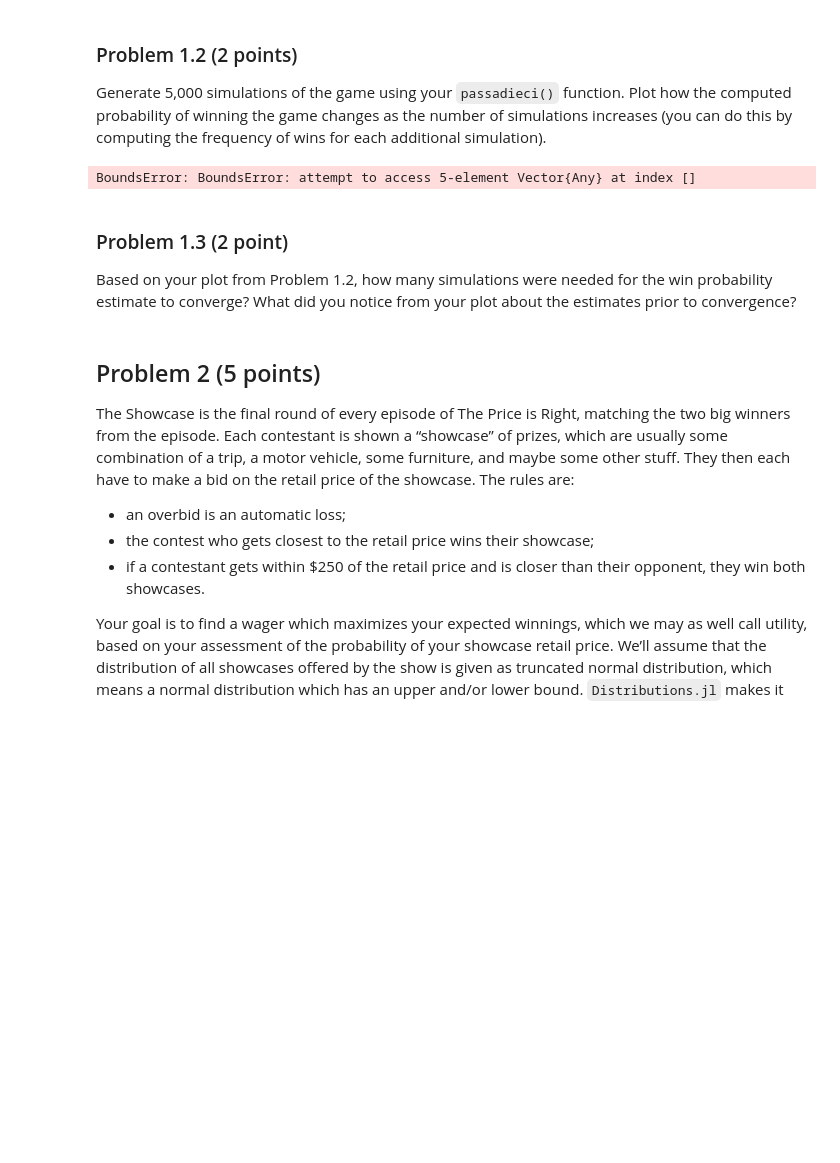
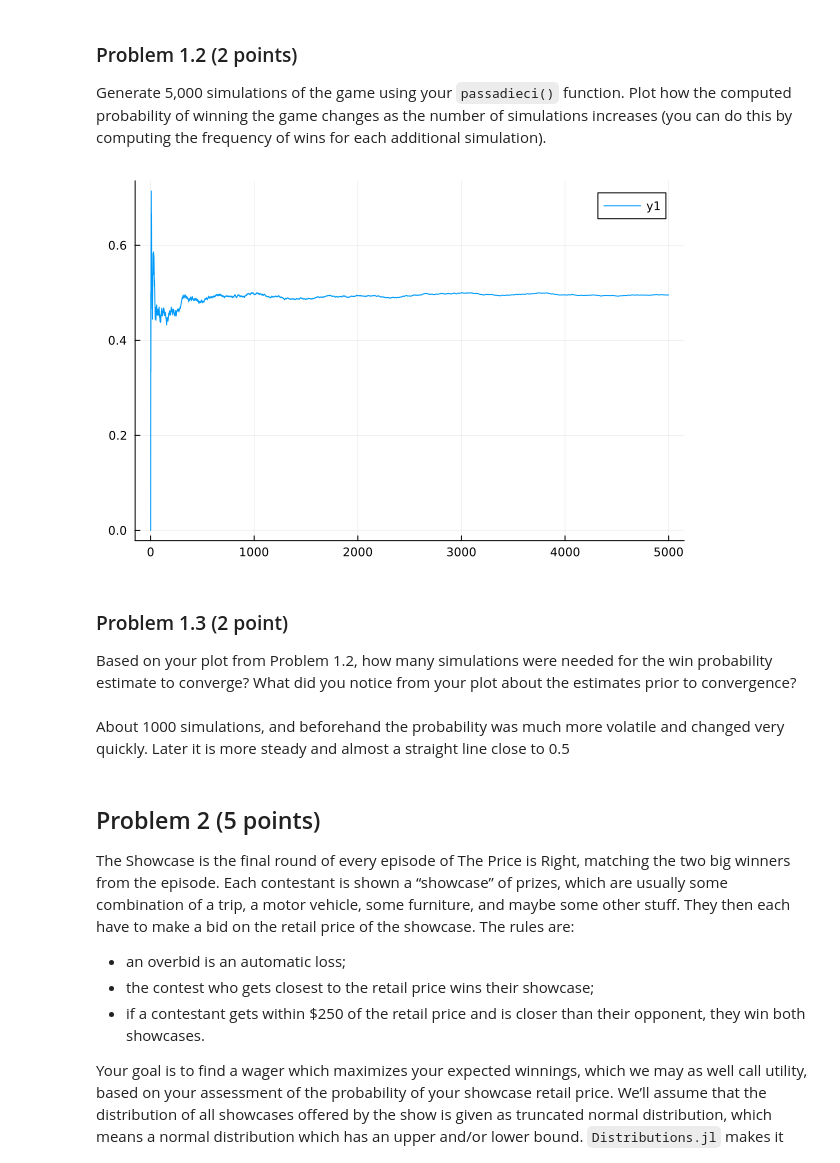
Before and after one commit to BEE4750-FA23/lab-02-jrmarcuse, a Jupyter notebook: lab02.ipynb, the cells around one changed output. Saved outputs shown, nothing was run; the diff lists cells and outputs as text; code cells hidden in the pictures; blank space fills up the shorter version.

```diff
--- a/lab02.ipynb
+++ b/lab02.ipynb
@@ -185,26 +185,28 @@ frequency of wins for each additional simulation).
 # %%
 pvec = passadieci(5000);
 wins=0;
 prob=[];
 for i=1:5000
     if pvec[i]>=11
         wins=wins+1;
         push!(prob, wins/i);
     else
-        prob[]=[prob[:],wins/i];
         push!(prob, wins/i);
     end
 end
 
+using Plots
 plot(prob)
 # %% [output]
-BoundsError: BoundsError: attempt to access 5-element Vector{Any} at index []
+[figure, added]
 # %% [markdown]
 ### Problem 1.3 (2 point)
 
 Based on your plot from Problem 1.2, how many simulations were needed
 for the win probability estimate to converge? What did you notice from
 your plot about the estimates prior to convergence?
+# %% [markdown]
+About 1000 simulations, and beforehand the probability was much more volatile and changed very quickly. Later it is more steady and almost a straight line close to 0.5
 # %% [markdown]
 ## Problem 2 (5 points)
 
```
